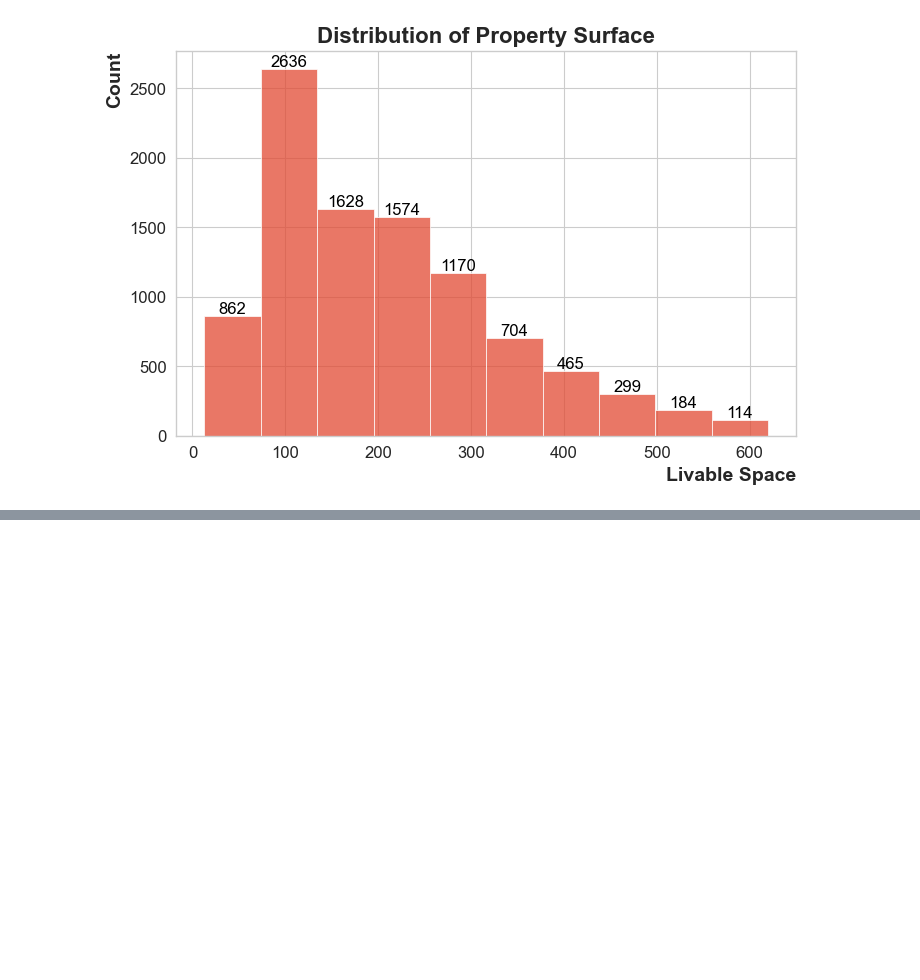
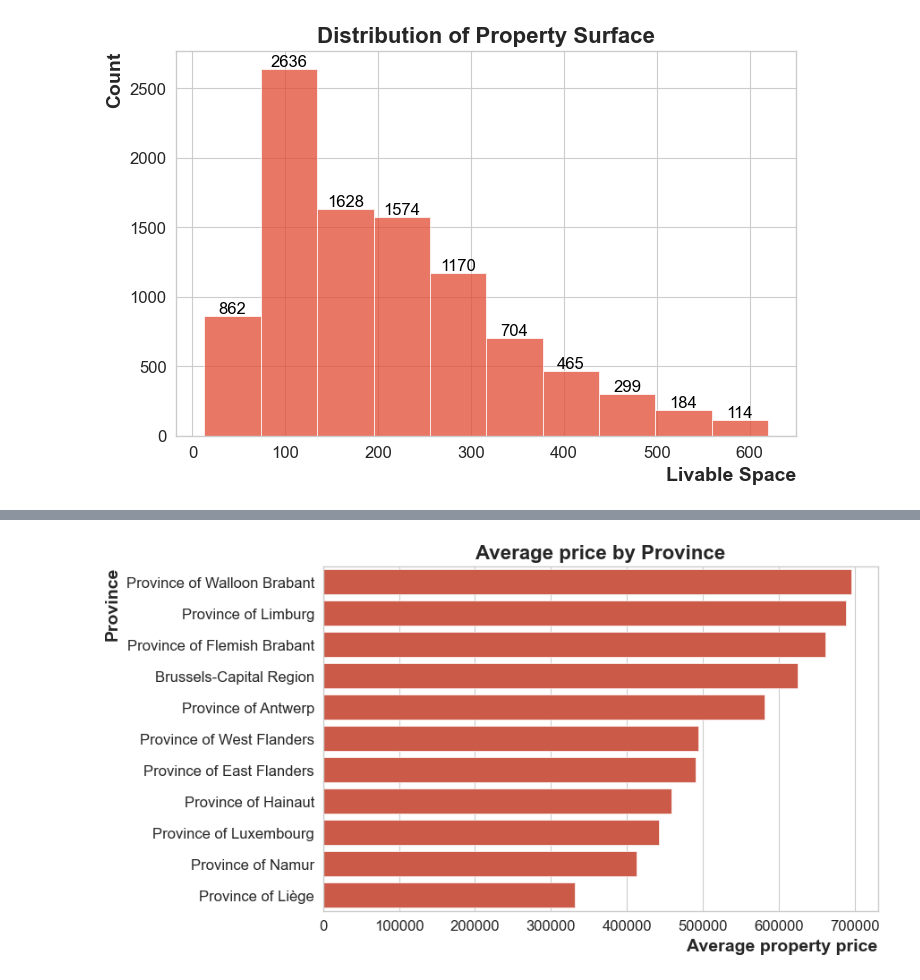
Before and after one commit to BeatrizJover/Data_analysis, a Jupyter notebook: charts.ipynb, the cells around one changed output, grey strips where cells are left out. Cells and saved outputs as stored; diff of their text form; code cells hidden in the pictures; blank space fills up the shorter version.

```diff
--- a/charts.ipynb
+++ b/charts.ipynb
@@ -254,0 +309,13 @@ plt.show()
+# %%
+df_province_price = no_outliers_space.groupby(by = 'Province')[['Price']].mean().sort_values(by = 'Price', ascending = False)
+plt.figure(figsize = [8, 5])
+sns.set_style('whitegrid')
+sns.barplot(data = df_province_price, y = 'Province', x='Price', orient = 'h')
+plt.title("Average price by Province", fontsize = 16, fontweight = 'bold')
+plt.xlabel('Average property price', fontsize = 14, fontweight = 'bold', loc = 'right')
+plt.ylabel('Province', fontsize = 14, fontweight = 'bold', loc = 'top')
+plt.xticks(fontsize = 12)
+plt.yticks(fontsize = 12)
+plt.show()
+# %% [output]
+[figure, added]
```
Also changed, not shown: parts of 11 cells of this notebook.
